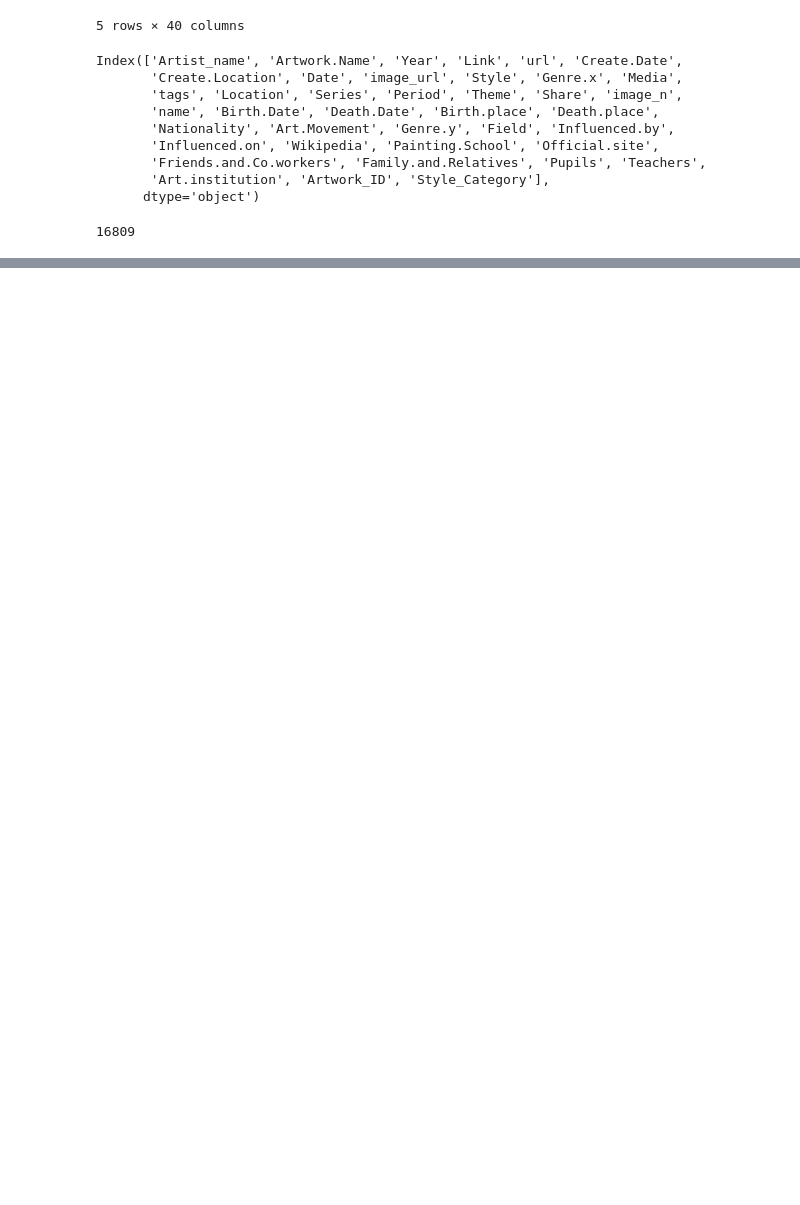
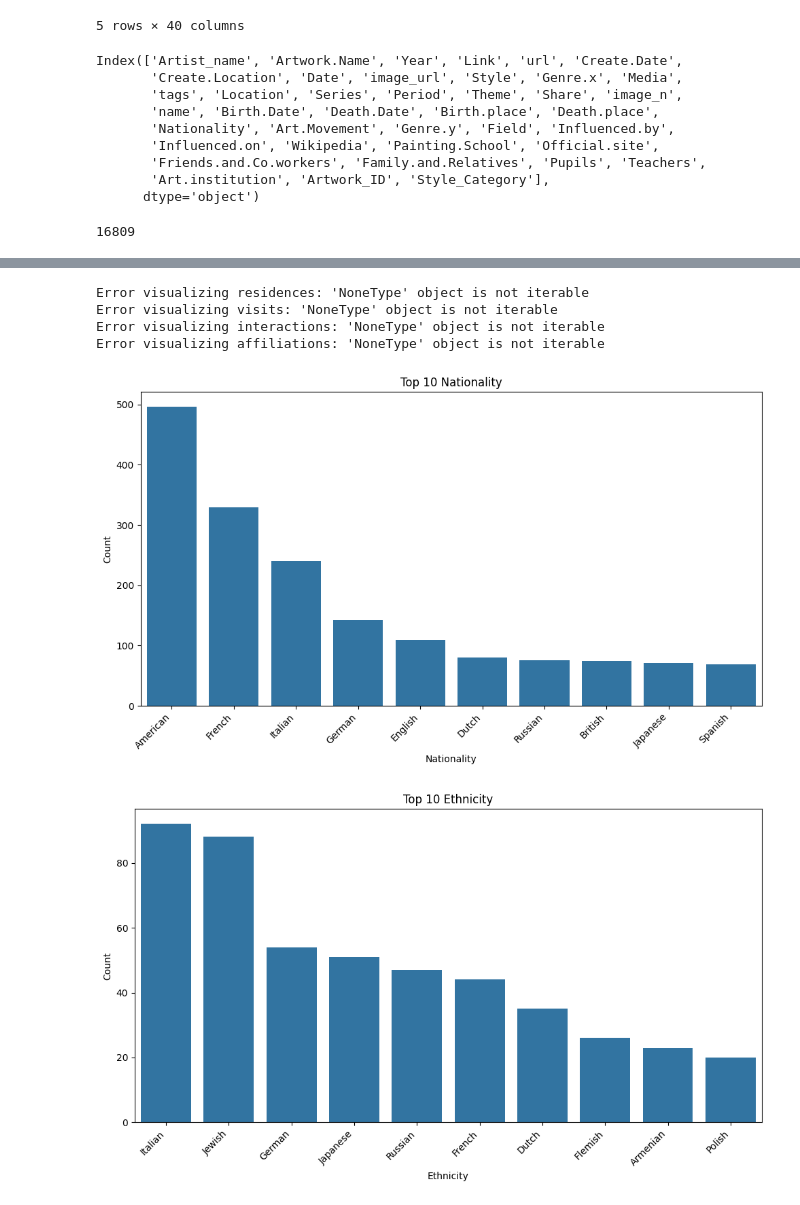
Before and after one commit to yangyuwang/wikiart_metadata, a Jupyter notebook: wikipedia_demographic_extract.ipynb, the cells around one changed output, grey strips where cells are left out. Cells and saved outputs as stored; diff of their text form; code cells hidden in the pictures; blank space fills up the shorter version.

```diff
--- a/wikipedia_demographic_extract.ipynb
+++ b/wikipedia_demographic_extract.ipynb
@@ -356,7 +356,7 @@ def normalize_name(name):
 # %%
 for name, data in demographic.items():
     for res in data["Interactions"]:
-        res['name'] = name_to_artist_name.get(res['name'], normalize_name(res['name']))
+        res['name'] = name_to_artist_name.get(res['name'], res['name'])
     for res in data["Residences"]:
         res['city'] = normalize_name(res['city'])
     for res in data["Visits"]:
@@ -406,0 +478,15 @@ len(interaction_list)
+# %%
+client = OpenAI(api_key=OPENAI_API_KEY)
+
+def extract_demographics_structured(text):
+    completion = client.beta.chat.completions.parse(
+        model="o3-mini-2025-01-31", #"gpt-4o-mini-2024-07-18",
+        messages=[
+            {"role": "system", "content": "Extract the demographic information from artist wikipedia."},
+            {"role": "user", "content": f"{text}"},
+        ],
+        response_format=Artist,
+    )
+
+    information = completion.choices[0].message.parsed
+    return information
@@ -406,0 +549,59 @@ len(interaction_list)
+# %%
+# prompt: visualize the top ten categories in each variable in information_dict_n
+
+import pandas as pd
+import json
+import matplotlib.pyplot as plt
+import seaborn as sns
+
+# Load the JSON data
+with open('/content/drive/My Drive/artist_data/demographic_information.json', 'r') as f:
+    information_dict_n = json.load(f)
+
+def visualize_top_categories(data, variable, top_n=10):
+    """Visualizes the top N categories for a given variable."""
+
+    try:
+        # Extract the categories and their counts
+        if variable == "residences":
+            categories = [item.get("location", {}).get("city_full", "N/A") for artist_data in data.values() for item in artist_data.get("residences", []) if item]
+        elif variable == "visits":
+            categories = [item.get("location", {}).get("city_full", "N/A") for artist_data in data.values() for item in artist_data.get("visits", []) if item]
+        elif variable == "interactions":
+            categories = [item.get("name", "N/A") for artist_data in data.values() for item in artist_data.get("interactions", []) if item]
+        elif variable == "affiliations":
+            categories = [item.get("group", "N/A") for artist_data in data.values() for item in artist_data.get("affiliations", []) if item]
+        else: #nationality, ethnicity, gender
+            categories = [artist_data.get(variable, "N/A") for artist_data in data.values()]
+
+        category_counts = pd.Series(categories).value_counts().head(top_n)
+
+        # Create the bar plot
+        plt.figure(figsize=(10, 6))
+        sns.barplot(x=category_counts.index, y=category_counts.values)
+        plt.xticks(rotation=45, ha='right')
+        plt.title(f'Top {top_n} {variable.capitalize()}')
+        plt.xlabel(variable.capitalize())
+        plt.ylabel('Count')
+        plt.tight_layout()
+        plt.show()
+
+    except Exception as e:
+        print(f"Error visualizing {variable}: {e}")
+
+
+# Example usage for residences, visits, interactions, affiliations, nationality, ethnicity, gender
+visualize_top_categories(information_dict_n, "residences")
+visualize_top_categories(information_dict_n, "visits")
+visualize_top_categories(information_dict_n, "interactions")
+visualize_top_categories(information_dict_n, "affiliations")
+visualize_top_categories(information_dict_n, "nationality")
+visualize_top_categories(information_dict_n, "ethnicity")
+visualize_top_categories(information_dict_n, "gender")
+# %% [output]
+Error visualizing residences: 'NoneType' object is not iterable
+Error visualizing visits: 'NoneType' object is not iterable
+Error visualizing interactions: 'NoneType' object is not iterable
+Error visualizing affiliations: 'NoneType' object is not iterable
+[figure, added]
+[figure, added]
```
Also changed, not shown: parts of 7 cells of this notebook.
